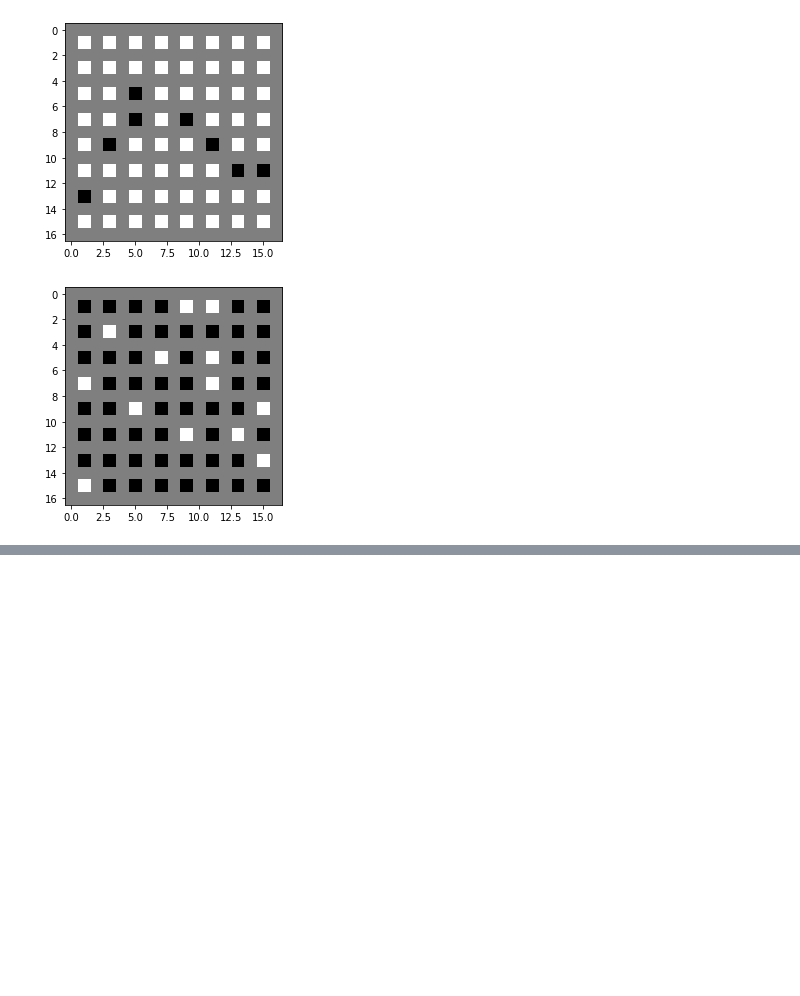
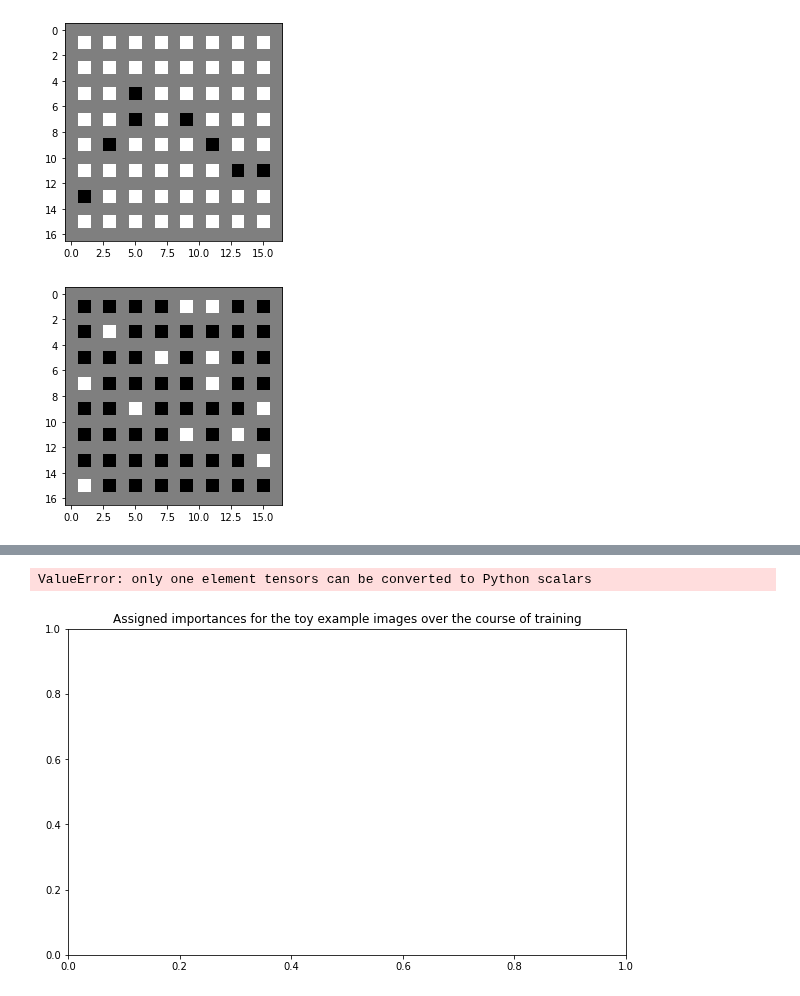
Before and after one commit to MichelleAppel/distribution-aware-image-to-image-translation, a Jupyter notebook: toy_examples/Toy_example_estimation_of_Radon-Nikodym_derivative_MNIST_one_sided_identifying_network.ipynb, the cells around one changed output, grey strips where cells are left out. Cells and saved outputs as stored; diff of their text form; code cells hidden in the pictures; blank space fills up the shorter version.

```diff
--- a/toy_examples/Toy_example_estimation_of_Radon-Nikodym_derivative_MNIST_one_sided_identifying_network.ipynb
+++ b/toy_examples/Toy_example_estimation_of_Radon-Nikodym_derivative_MNIST_one_sided_identifying_network.ipynb
@@ -350,7 +350,7 @@ L_Bs = []
 example_importances_A = []
 example_importances_B = []
 
-
+example_is = []
 
 def weight_normalization(w):
     return w
@@ -407,6 +407,7 @@ for epoch in range(20):
         w_a = weight_normalization((weight_network(dataset_A.example_imgs.float().unsqueeze(1).cuda())))
         example_importances_A += [(w_a[0].item(), w_a[1].item())] # Store examples in a list
 
+        example_is += [identify_net(dataset_A.example_imgs.float().unsqueeze(1).cuda())]
         # ---------------------------------------------------------------------------------------------------
 
         # Print statistics
@@ -458,3 +476,17 @@ example_importances_A[-1]
+# %%
+plt.figure(figsize=(10,6))
+plt.title('Assigned importances for the toy example images over the course of training')
+plt.plot(example_is)
+plt.legend(['Img A with value {} (p={})'.format(0, ratio_A),
+            'Img A with value {} (p={})'.format(1, 1-ratio_A)])
+plt.ylabel('Assigned importance')
+plt.xlabel('Training iterations')
+plt.show()
+
+example_importances_A[-1]
+# %% [output]
+ValueError: only one element tensors can be converted to Python scalars
+[figure, added]
 # %%
 # weights = weight_network(torch.linspace(0, 1, 64).view(-1,1).cuda()).cpu().detach().numpy()
 # plt.figure(figsize=(10,6))
```
Also changed, not shown: parts of 5 cells of this notebook, 3 other files.
